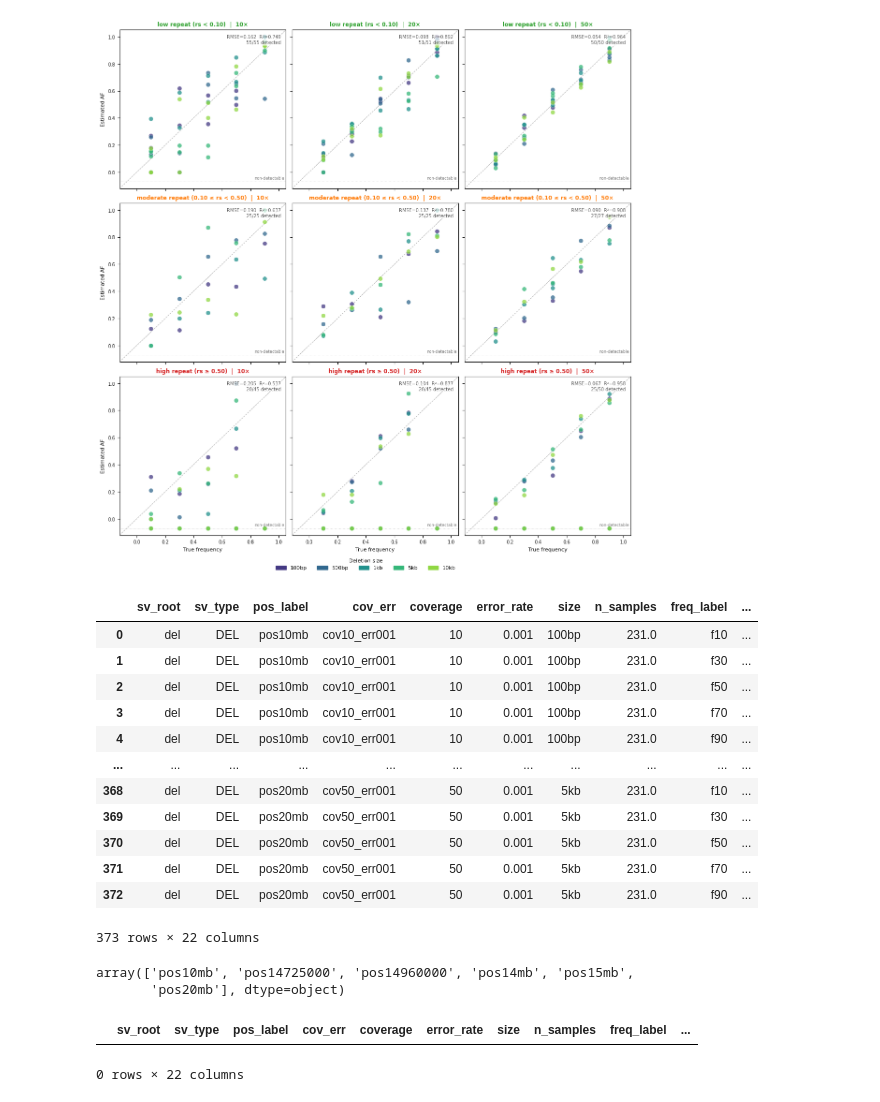
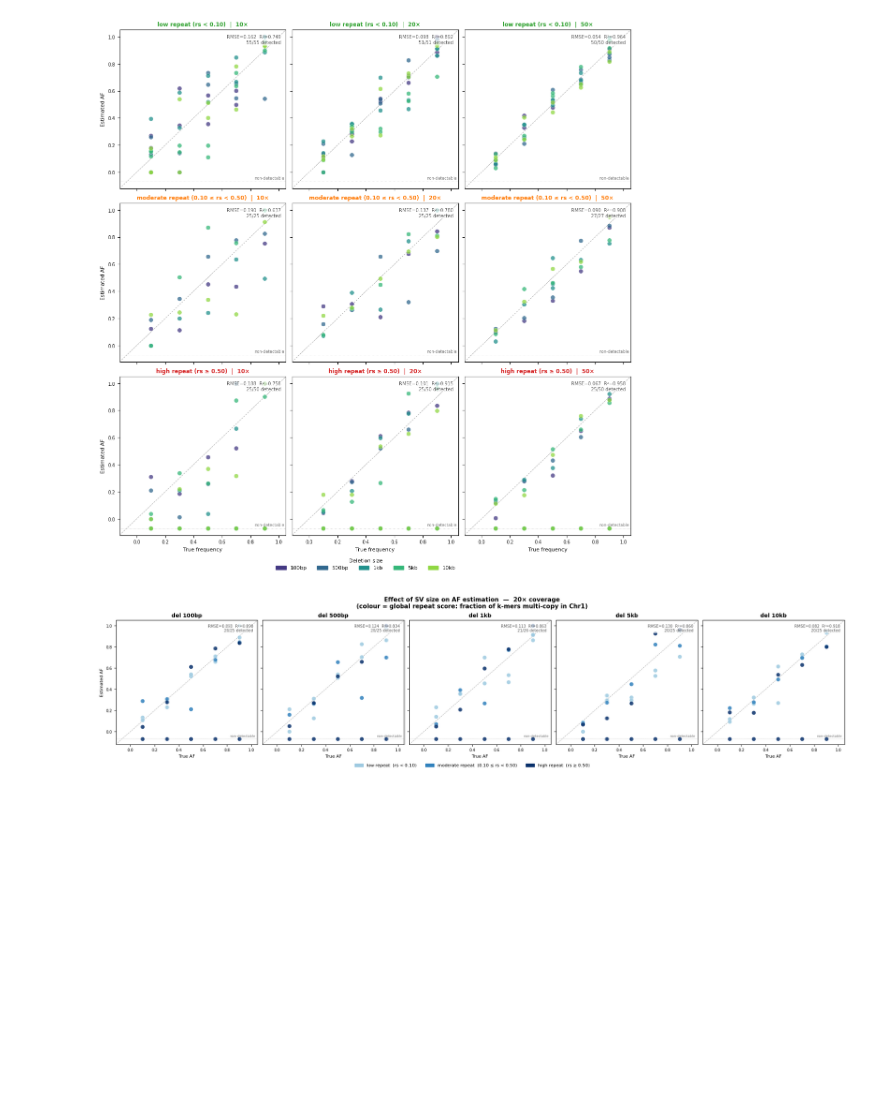
Before and after one commit to Tatianabellagio/visor_freqk, a Jupyter notebook: summaries/results_var.ipynb, the cells around one changed output. Drawn from its saved outputs; the diff is of its cells as text; code cells hidden in the pictures; blank space fills up the shorter version.

```diff
--- a/summaries/results_var.ipynb
+++ b/summaries/results_var.ipynb
@@ -452,29 +350,15 @@ fig.legend(handles=size_patches,
            bbox_to_anchor=(0.5, -0.04), frameon=False)
 
 
-plt.savefig("/Users/tatiana/Documents_new/visor_freqk/plots/true_vs_est_by_region.pdf",
-            bbox_inches="tight")
-plt.savefig("/Users/tatiana/Documents_new/visor_freqk/plots/true_vs_est_by_region.png",
-            bbox_inches="tight", dpi=150)
+#plt.savefig("/Users/tatiana/Documents_new/visor_freqk/plots/true_vs_est_by_region.pdf",
+#            bbox_inches="tight")
+#plt.savefig("/Users/tatiana/Documents_new/visor_freqk/plots/true_vs_est_by_region.png",
+#            bbox_inches="tight", dpi=150)
 plt.show()
 # %% [output]
-[figure, old version]
+[figure, new version]
 # %%
-results_df
+results_df.to_csv('results_var_selectedpos_w_repeatscore.csv')
-# %% [output]
-|  | sv_root | sv_type | pos_label | cov_err | coverage | error_rate | size | n_samples | freq_label | ... |
-| 0 | del | DEL | pos10mb | cov10_err001 | 10 | 0.001 | 100bp | 231.0 | f10 | ... |
-| 1 | del | DEL | pos10mb | cov10_err001 | 10 | 0.001 | 100bp | 231.0 | f30 | ... |
-| 2 | del | DEL | pos10mb | cov10_err001 | 10 | 0.001 | 100bp | 231.0 | f50 | ... |
-| 3 | del | DEL | pos10mb | cov10_err001 | 10 | 0.001 | 100bp | 231.0 | f70 | ... |
-| 4 | del | DEL | pos10mb | cov10_err001 | 10 | 0.001 | 100bp | 231.0 | f90 | ... |
-| ... | ... | ... | ... | ... | ... | ... | ... | ... | ... | ... |
-| 368 | del | DEL | pos20mb | cov50_err001 | 50 | 0.001 | 5kb | 231.0 | f10 | ... |
-| 369 | del | DEL | pos20mb | cov50_err001 | 50 | 0.001 | 5kb | 231.0 | f30 | ... |
-| 370 | del | DEL | pos20mb | cov50_err001 | 50 | 0.001 | 5kb | 231.0 | f50 | ... |
-| 371 | del | DEL | pos20mb | cov50_err001 | 50 | 0.001 | 5kb | 231.0 | f70 | ... |
-| 372 | del | DEL | pos20mb | cov50_err001 | 50 | 0.001 | 5kb | 231.0 | f90 | ... |
-373 rows × 22 columns
 # %%
 
 # ── Plot: Effect of SV size on AF estimation  (coverage = 20×) ───────────────
@@ -496,7 +380,7 @@ from Bio import SeqIO
 
 TARGET_COV = 20
 
-df = pd.read_csv("/Users/tatiana/Documents_new/visor_freqk/summaries/results_var_mar17_poslabel.csv")
+df = pd.read_csv("results_var_selectedpos.csv")
 df = df[df["coverage"] == TARGET_COV].copy()
 df["detected"] = df["af_alt"].notna()
 
@@ -504,11 +388,12 @@ def _parse_pos(label: str) -> int:
     label = label.replace("pos", "")
     return int(label[:-2]) * 1_000_000 if label.endswith("mb") else int(label)
 
-pos_scores = {
-    lbl: global_repeat_score(ref_seq[_parse_pos(lbl) : _parse_pos(lbl) + 10_000],
-                             genome_repeat_set)
-    for lbl in df["pos_label"].unique()
-}
+REGISTRY_WIN = 10_000   # fixed window used by pipeline/registry
+
+# Registry-equivalent repeat score: fixed 10 kb window [pos, pos+10kb]
+pos_rs = {lbl: repeat_score(ref_seq[_parse_pos(lbl) : _parse_pos(lbl) + REGISTRY_WIN],
+                            genome_repeat_set)
+          for lbl in df["pos_label"].unique()}
 
 def rtype(rs):
     if np.isnan(rs):  return "high repeat"
@@ -516,8 +401,11 @@ def rtype(rs):
     if rs < 0.50:     return "moderate repeat"
     return "high repeat"
 
-df["repeat_score"] = df["pos_label"].map(pos_scores)
+df["repeat_score"] = df["pos_label"].map(pos_rs)
 df["region_type"]  = df["repeat_score"].map(rtype)
+
+
+
 
 # Sequential blue palette: light → dark as global repeat level increases
 REGION_ORDER  = ["low repeat", "moderate repeat", "high repeat"]
@@ -563,45 +451,37 @@ for ax, size in zip(axes, SIZE_ORDER):
     if len(det) >= 2:
         rmse = np.sqrt(((det["af_alt"] - det["freq_nominal"]) ** 2).mean())
         r2   = np.corrcoef(det["freq_nominal"], det["af_alt"])[0, 1] ** 2
         n_det, n_tot = len(det), len(sub)
         ax.text(0.97, 0.97,
                 f"RMSE={rmse:.3f}  R²={r2:.3f}\n{n_det}/{n_tot} detected",
                 transform=ax.transAxes, ha="right", va="top",
                 fontsize=7, color="0.35",
                 bbox=dict(fc="white", ec="none", alpha=0.7, pad=1))
 
     ax.set_xlim(lo, hi); ax.set_ylim(lo, hi)
     ax.set_title(f"del {size}", fontsize=10, fontweight="bold")
     ax.set_xlabel("True AF", fontsize=8)
     ax.tick_params(labelsize=7)
 
 axes[0].set_ylabel("Estimated AF", fontsize=8)
 
 legend_handles = [
     mpatches.Patch(color=REGION_COLORS[rg],
                    label=f"{rg}  ({REGION_RANGE[rg]})")
     for rg in REGION_ORDER
 ]
 fig.legend(handles=legend_handles, loc="lower center", ncol=3,
            fontsize=8, bbox_to_anchor=(0.5, -0.07), frameon=False)
 
 fig.suptitle(f"Effect of SV size on AF estimation  —  {TARGET_COV}× coverage\n"
              "(colour = global repeat score: fraction of k-mers multi-copy in Chr1)",
              fontsize=11, fontweight="bold")
 
-import os; os.makedirs("/Users/tatiana/Documents_new/visor_freqk/plots", exist_ok=True)
-plt.savefig("/Users/tatiana/Documents_new/visor_freqk/plots/sv_size_effect_cov20.pdf",
-            bbox_inches="tight")
-plt.savefig("/Users/tatiana/Documents_new/visor_freqk/plots/sv_size_effect_cov20.png",
-            bbox_inches="tight", dpi=150)
+#import os; os.makedirs("/Users/tatiana/Documents_new/visor_freqk/plots", exist_ok=True)
+#plt.savefig("/Users/tatiana/Documents_new/visor_freqk/plots/sv_size_effect_cov20.pdf",
+#            bbox_inches="tight")
+#plt.savefig("/Users/tatiana/Documents_new/visor_freqk/plots/sv_size_effect_cov20.png",
+#            bbox_inches="tight", dpi=150)
 plt.show()
+# %% [output]
+[figure, added]
-# %%
-results_df['pos_label'].unique()
-# %% [output]
-array(['pos10mb', 'pos14725000', 'pos14960000', 'pos14mb', 'pos15mb',
-       'pos20mb'], dtype=object)
-# %%
-results_df[results_df['pos_label'] == 'pos14725000'].dropna()
-# %% [output]
-|  | sv_root | sv_type | pos_label | cov_err | coverage | error_rate | size | n_samples | freq_label | ... |
-0 rows × 22 columns
```
Also changed, not shown: parts of 10 cells of this notebook.
